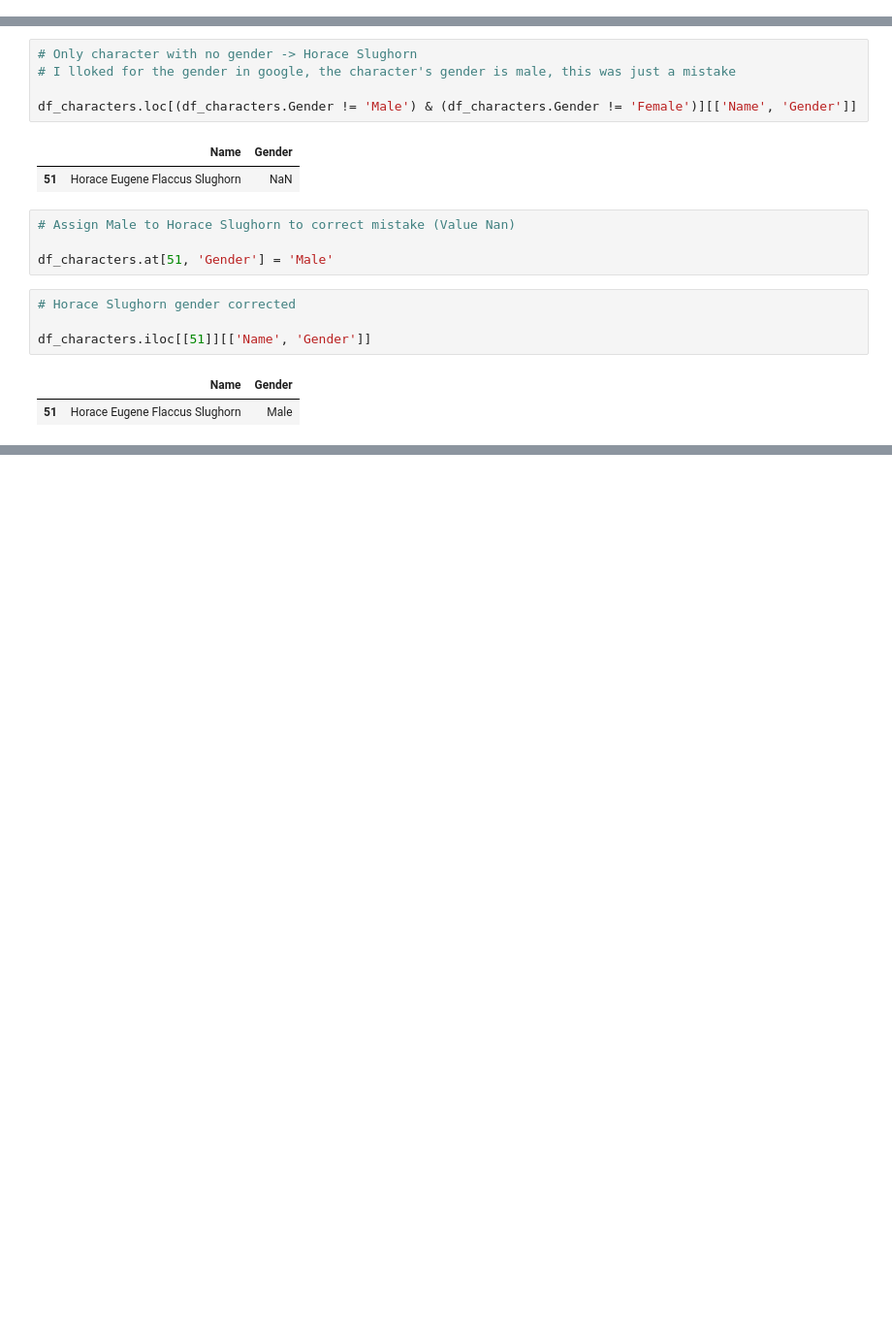
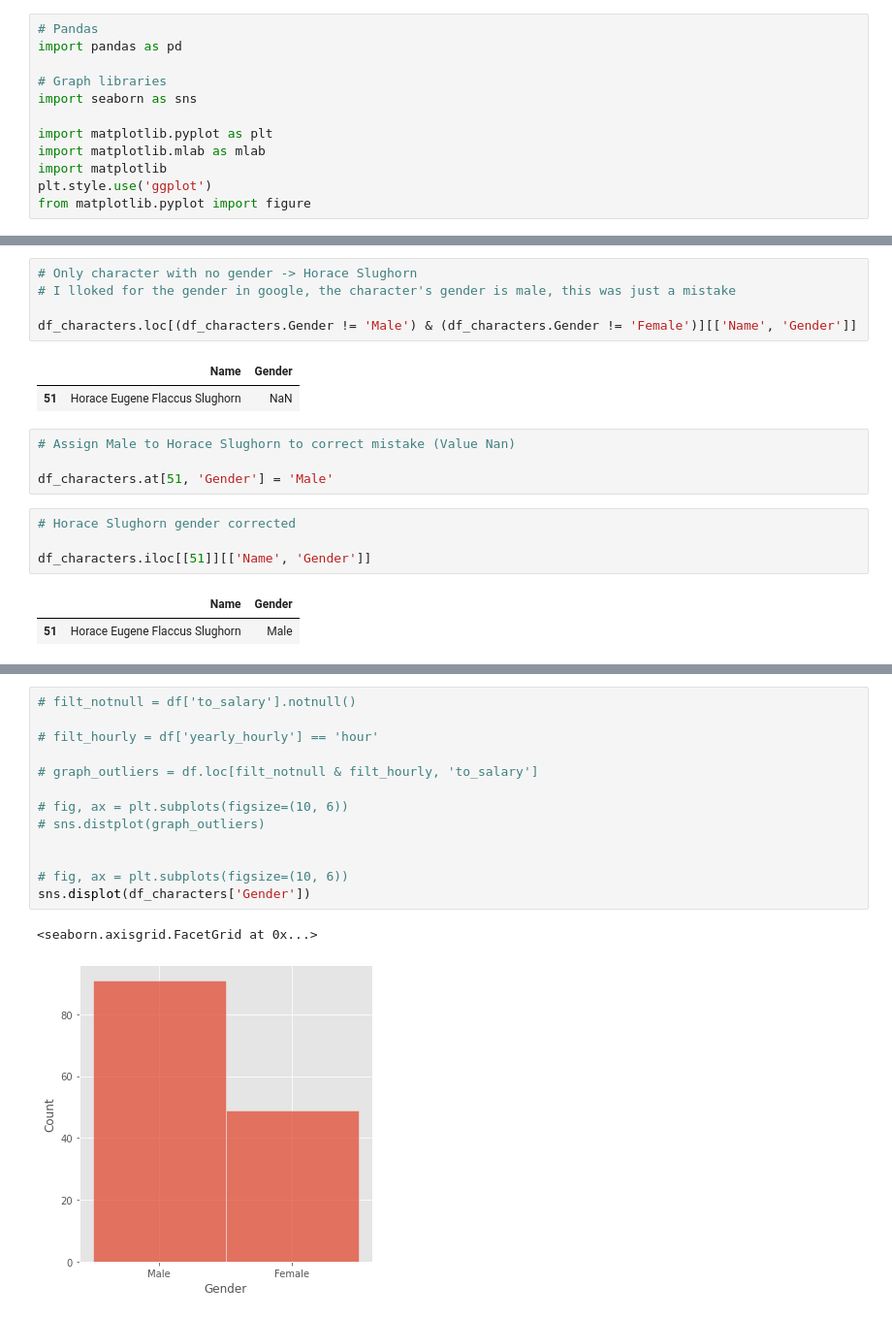
Before and after one commit to georgeolivares/Harry_Potter, a Jupyter notebook: Harry_Potter.ipynb, the cells around one changed output, grey strips where cells are left out. Shown at 97% size. Saved outputs shown, nothing was run; the diff lists cells and outputs as text; blank space fills up the shorter version.

```diff
--- a/Harry_Potter.ipynb
+++ b/Harry_Potter.ipynb
@@ -7,3 +5,15 @@ import pandas as pd
+# %%
+# Pandas
+import pandas as pd
+
+# Graph libraries
+import seaborn as sns
+
+import matplotlib.pyplot as plt
+import matplotlib.mlab as mlab
+import matplotlib
+plt.style.use('ggplot')
+from matplotlib.pyplot import figure
 # %% [markdown]
 ### Read CSVs
 # %%
@@ -193,0 +217,16 @@ df_characters.iloc[[51]][['Name', 'Gender']]
+# %%
+# filt_notnull = df['to_salary'].notnull()
+
+# filt_hourly = df['yearly_hourly'] == 'hour'
+
+# graph_outliers = df.loc[filt_notnull & filt_hourly, 'to_salary']
+
+# fig, ax = plt.subplots(figsize=(10, 6))
+# sns.distplot(graph_outliers)
+
+
+# fig, ax = plt.subplots(figsize=(10, 6))
+sns.displot(df_characters['Gender'])
+# %% [output]
+<seaborn.axisgrid.FacetGrid at 0x...>
+[figure, added]
```
Also changed, not shown: parts of 7 cells of this notebook.
